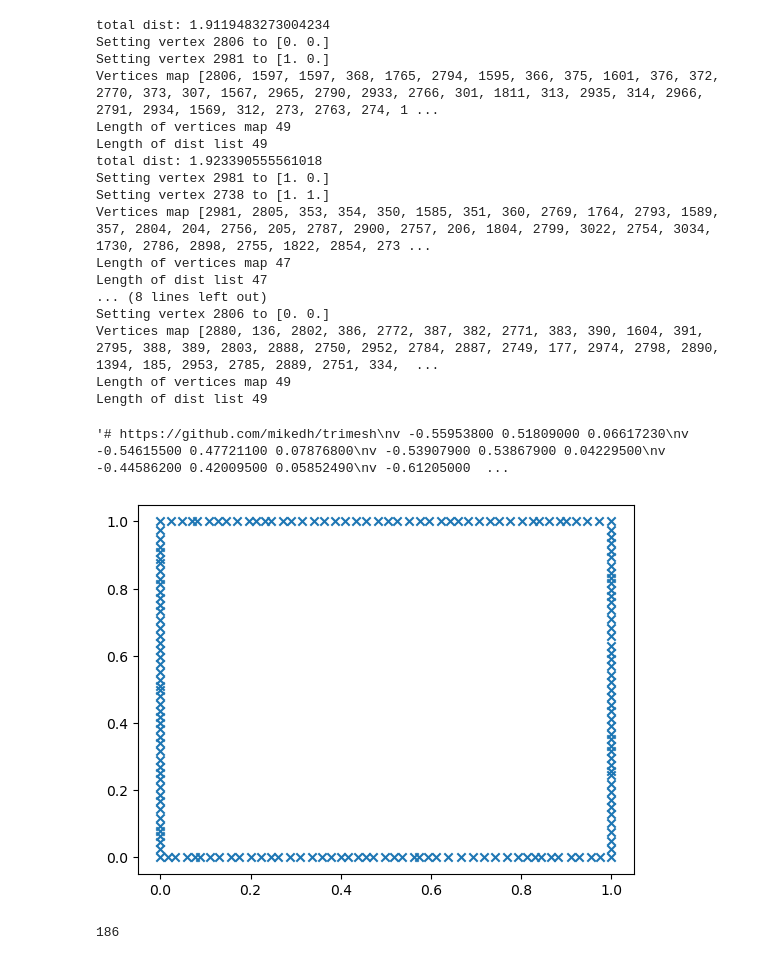
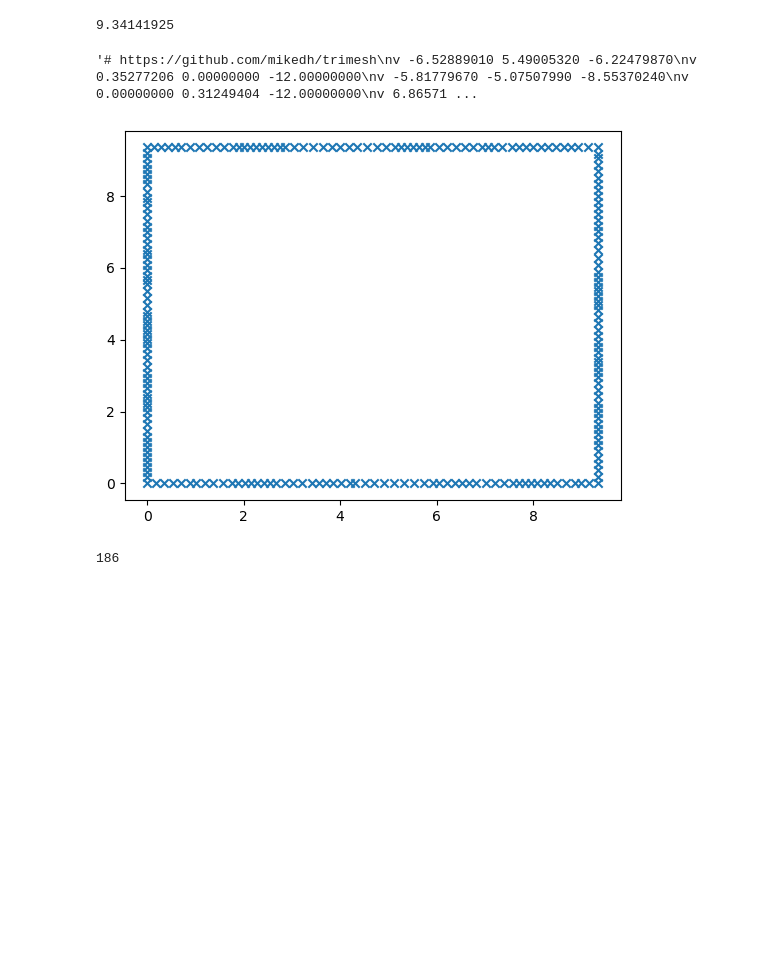
Before and after one commit to gabriellelittle1/Spectral-Mesh-Flattening, a Jupyter notebook: CodeA.ipynb, the cells around one changed output. Drawn from its saved outputs; the diff is of its cells as text; code cells hidden in the pictures; blank space fills up the shorter version.

```diff
--- a/CodeA.ipynb
+++ b/CodeA.ipynb
@@ -38,12 +38,14 @@ def boundary(mesh):
     return boundary_vertices, next_vertex
 # %%
 def get_quartile_length(mesh_vertices, next_vertex_dict):
-    """ TODO.
+    """ A function to find 1/4 of the length of all distances around the boundary of a mesh.
         Inputs:
-        mesh: a trimesh mesh.
+        mesh_vertices: array of all vertices of a trimesh.
+        next_vertex_dict: a dictionary to find the next vertex on the boundary.
+
         Outputs:
-        boundary_vertices: a list of the indices of vertices on the boundary.
-        next_vertex: a dictionary to find the next vertex on the boundary.
+        quartile_length: 1/4 of the length of total distance around boundary.
+        distances: a dictionary to find the distance of a vertex from its previous vertex.
     """
 
     # get first vertex index on boundary
@@ -68,5 +70,7 @@ def get_quartile_length(mesh_vertices, next_vertex_dict):
         # reset current vertex idk
         current_vertex_idx = next_vertex_idx
 
+    quartile_length = total_dist/4
 
-    return total_dist/4, distances
+
+    return quartile_length, distances
@@ -119,39 +148,21 @@ def square_boundary(mesh, quartile_dist, dist_dict):
 # %%
-lilium = trimesh.load("./meshes/lilium.obj")
+lilium = trimesh.load("./meshes/face.obj")
 vertices = lilium.vertices
 new_vertices = np.copy(vertices)
 boundary_vertices, next_vertex_dict = boundary(lilium)
 lillium_vertices = lilium.vertices
 
-quartile_dist, dist_dict  = get_quartile_length(lillium_vertices, next_vertex_dict)
-
-new_boundary_values = square_boundary(lilium, quartile_dist, dist_dict)
+new_boundary_values = square_boundary(lilium)
 
 x = new_boundary_values[:, 0]
 y = new_boundary_values[:, 1]
 plt.scatter(x, y, marker = 'x')
 lilium.vertices[boundary_vertices] = np.hstack((new_boundary_values, -12*np.ones((len(x), 1))))
 lilium.export("SquareExperiment.obj")
 # %% [output]
-total dist: 1.9119483273004234
-Setting vertex 2806 to [0. 0.]
-Setting vertex 2981 to [1. 0.]
-Vertices map [2806, 1597, 1597, 368, 1765, 2794, 1595, 366, 375, 1601, 376, 372, 2770, 373, 307, 1567, 2965, 2790, 2933, 2766, 301, 1811, 313, 2935, 314, 2966, 2791, 2934, 1569, 312, 273, 2763, 274, 1 ...
-Length of vertices map 49
-Length of dist list 49
-total dist: 1.923390555561018
-Setting vertex 2981 to [1. 0.]
-Setting vertex 2738 to [1. 1.]
-Vertices map [2981, 2805, 353, 354, 350, 1585, 351, 360, 2769, 1764, 2793, 1589, 357, 2804, 204, 2756, 205, 2787, 2900, 2757, 206, 1804, 2799, 3022, 2754, 3034, 1730, 2786, 2898, 2755, 1822, 2854, 273 ...
-Length of vertices map 47
-Length of dist list 47
-... (8 lines left out)
-Setting vertex 2806 to [0. 0.]
-Vertices map [2880, 136, 2802, 386, 2772, 387, 382, 2771, 383, 390, 1604, 391, 2795, 388, 389, 2803, 2888, 2750, 2952, 2784, 2887, 2749, 177, 2974, 2798, 2890, 1394, 185, 2953, 2785, 2889, 2751, 334,  ...
-Length of vertices map 49
-Length of dist list 49
+9.34141925
-'# https://github.com/mikedh/trimesh\nv -0.55953800 0.51809000 0.06617230\nv -0.54615500 0.47721100 0.07876800\nv -0.53907900 0.53867900 0.04229500\nv -0.44586200 0.42009500 0.05852490\nv -0.61205000  ...
+'# https://github.com/mikedh/trimesh\nv -6.52889010 5.49005320 -6.22479870\nv 0.35277206 0.00000000 -12.00000000\nv -5.81779670 -5.07507990 -8.55370240\nv 0.00000000 0.31249404 -12.00000000\nv 6.86571 ...
-[figure, old version]
+[figure, new version]
 # %%
 len(boundary_vertices)
 # %% [output]
```
Also changed, not shown: parts of 2 cells of this notebook, 1 other file.
